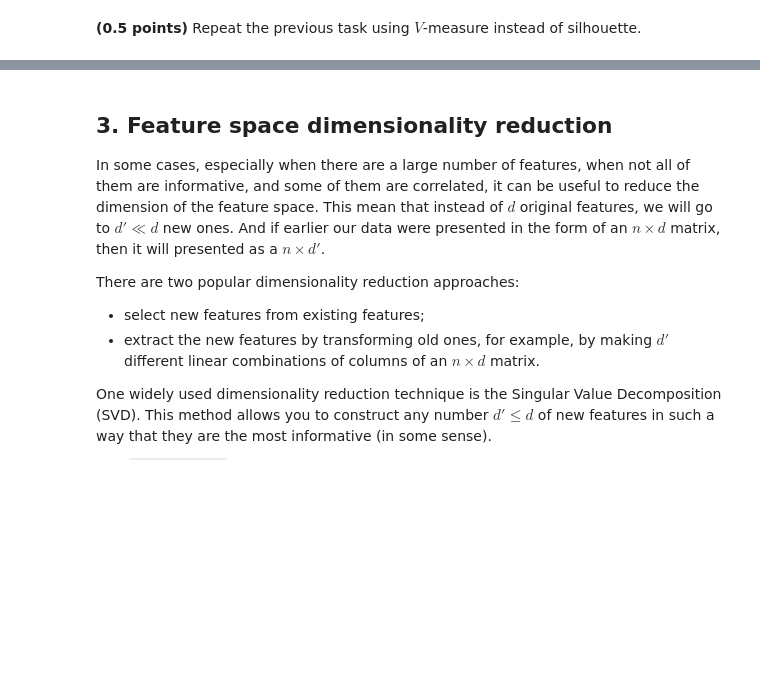
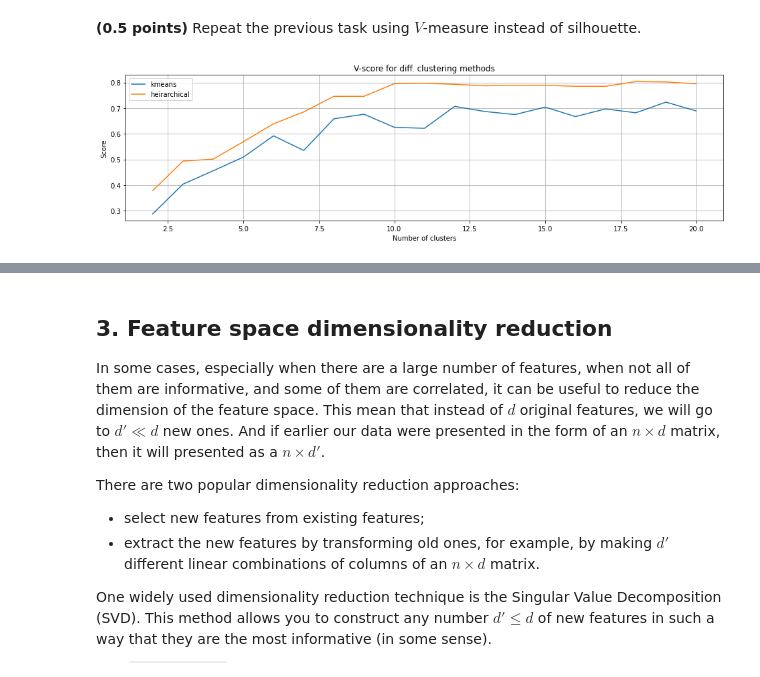
Before and after one commit to aslamovyura/ml-python, a Jupyter notebook: 8_clustering/clustering.ipynb, the cells around one changed output, grey strips where cells are left out. Cells and saved outputs as stored; diff of their text form; code cells hidden in the pictures; blank space fills up the shorter version.

```diff
--- a/8_clustering/clustering.ipynb
+++ b/8_clustering/clustering.ipynb
@@ -353,3 +424,26 @@ When we know the true clustering labels, the clustering result can be compared t
 Since we know what digit each image is (`y` array), we can compare the clustering results to it using the measures listed above.
 # %% [markdown]
 **(0.5 points)** Repeat the previous task using $V$-measure instead of silhouette.
+# %%
+k_arr = range(2,21)
+# k_arr = range(2,4)
+kmeans_v_scores = np.zeros(len(k_arr))
+hierarchical_v_scores = np.zeros(len(k_arr))
+for i in range(len(k_arr)):
+    kmeans_labelsSS = KMeans(n_clusters=k_arr[i], n_init=10, max_iter=200 , random_state=0).fit_predict(X_scaled)
+    hierarchical_labelsSS = AgglomerativeClustering(n_clusters=k_arr[i]).fit_predict(X_scaled)
+
+    kmeans_v_scores[i] = v_measure_score(y, kmeans_labelsSS)
+    hierarchical_v_scores[i] = v_measure_score(y, hierarchical_labelsSS)
+# %%
+fig = plt.figure(figsize=(16,4))
+
+plt.plot(k_arr, kmeans_v_scores, label='kmeans')
+plt.plot(k_arr, hierarchical_v_scores, label='hierarchical')
+plt.title('V-score for diff. clustering methods')
+plt.ylabel('Score')
+plt.xlabel('Number of clusters')
+plt.legend(['kmeans','heirarchical'])
+plt.grid()
+# %% [output]
+[figure, added]
```
Also changed, not shown: parts of 11 cells of this notebook.
